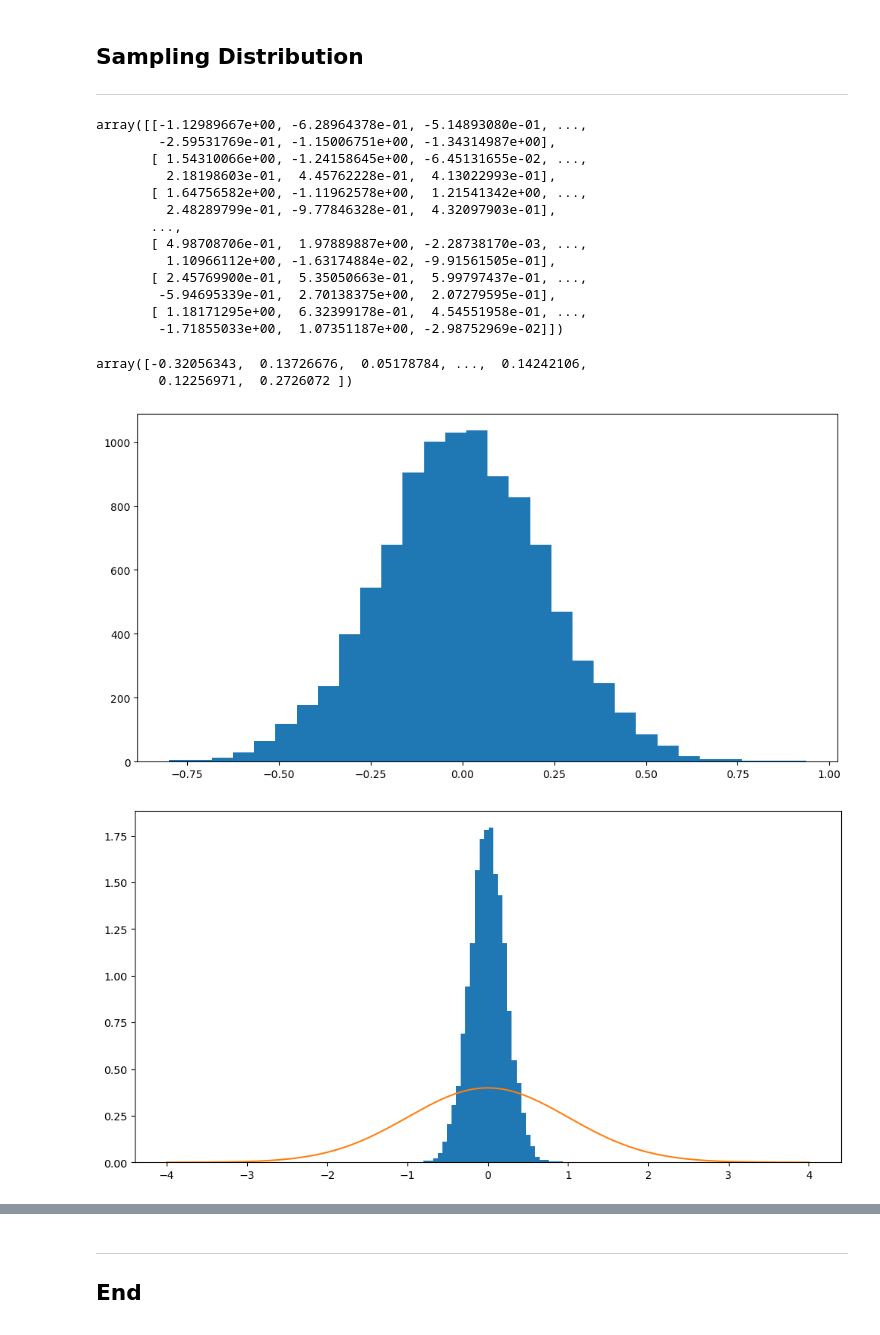
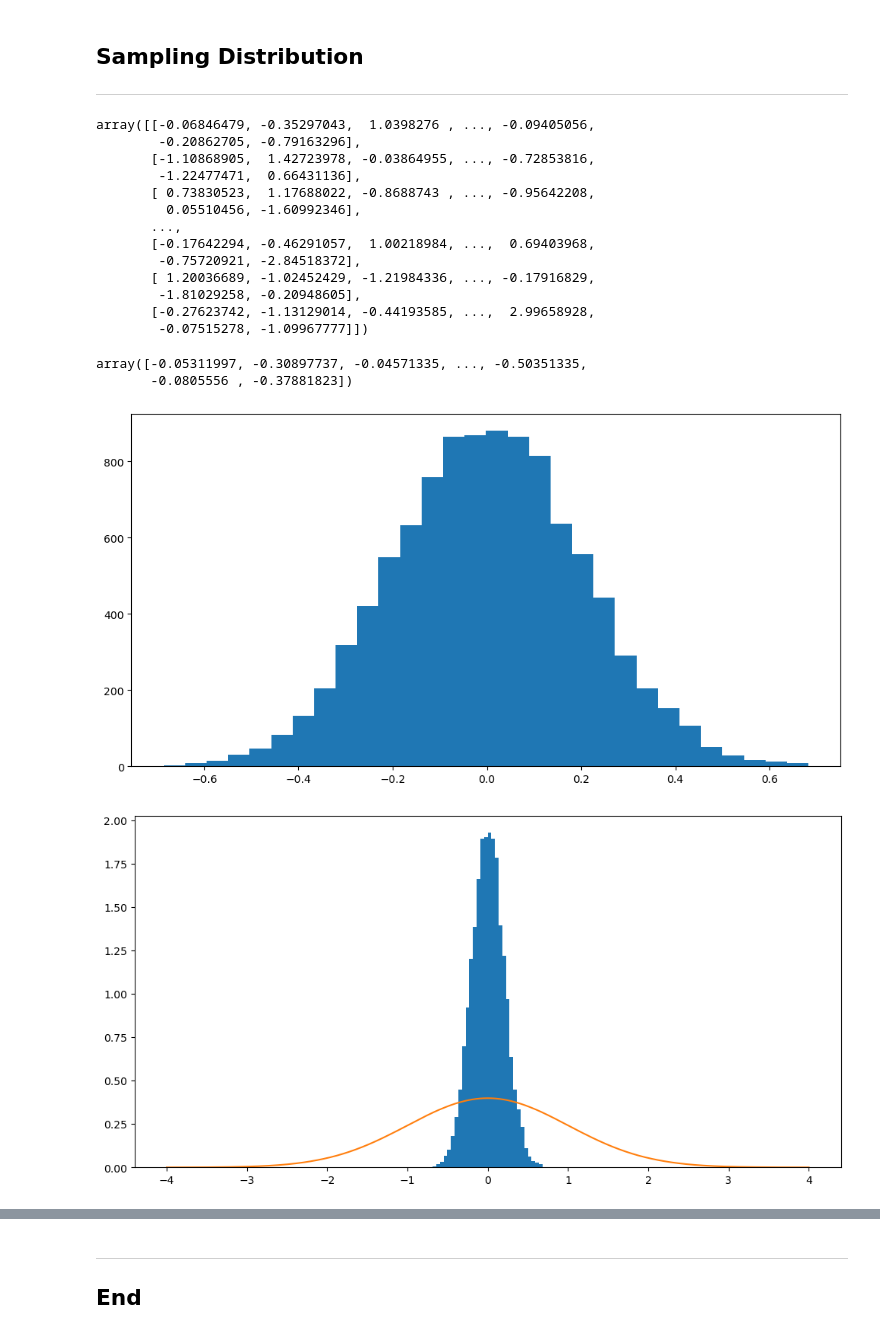
Before and after one commit to ianmcloughlin/notebooks, a Jupyter notebook: t_tests.ipynb, the cells around one changed output, grey strips where cells are left out. Saved outputs shown, nothing was run; the diff lists cells and outputs as text; code cells hidden in the pictures.

```diff
--- a/t_tests.ipynb
+++ b/t_tests.ipynb
@@ -137,30 +143,30 @@ ax.plot(x, y, label=f'$\mu = {mu}, \sigma^2 = {sigma2}$');
 ***
 # %%
 # Generate some random normal data.
-random_data = np.random.standard_normal((10000,20))
+random_data = np.random.standard_normal((10000, 25))
 
 # Show.
 random_data
 # %% [output]
-array([[-1.12989667e+00, -6.28964378e-01, -5.14893080e-01, ...,
-        -2.59531769e-01, -1.15006751e+00, -1.34314987e+00],
-       [ 1.54310066e+00, -1.24158645e+00, -6.45131655e-02, ...,
-         2.18198603e-01,  4.45762228e-01,  4.13022993e-01],
-       [ 1.64756582e+00, -1.11962578e+00,  1.21541342e+00, ...,
-         2.48289799e-01, -9.77846328e-01,  4.32097903e-01],
+array([[-0.06846479, -0.35297043,  1.0398276 , ..., -0.09405056,
+        -0.20862705, -0.79163296],
+       [-1.10868905,  1.42723978, -0.03864955, ..., -0.72853816,
+        -1.22477471,  0.66431136],
+       [ 0.73830523,  1.17688022, -0.8688743 , ..., -0.95642208,
+         0.05510456, -1.60992346],
        ...,
-       [ 4.98708706e-01,  1.97889887e+00, -2.28738170e-03, ...,
-         1.10966112e+00, -1.63174884e-02, -9.91561505e-01],
-       [ 2.45769900e-01,  5.35050663e-01,  5.99797437e-01, ...,
-        -5.94695339e-01,  2.70138375e+00,  2.07279595e-01],
-       [ 1.18171295e+00,  6.32399178e-01,  4.54551958e-01, ...,
-        -1.71855033e+00,  1.07351187e+00, -2.98752969e-02]])
+       [-0.17642294, -0.46291057,  1.00218984, ...,  0.69403968,
+        -0.75720921, -2.84518372],
+       [ 1.20036689, -1.02452429, -1.21984336, ..., -0.17916829,
+        -1.81029258, -0.20948605],
+       [-0.27623742, -1.13129014, -0.44193585, ...,  2.99658928,
+        -0.07515278, -1.09967777]])
 # %%
 # Mean across the rows.
 random_data.mean(axis=1)
 # %% [output]
-array([-0.32056343,  0.13726676,  0.05178784, ...,  0.14242106,
-        0.12256971,  0.2726072 ])
+array([-0.05311997, -0.30897737, -0.04571335, ..., -0.50351335,
+       -0.0805556 , -0.37881823])
 # %%
 # Create an empty figure.
 fig, ax = plt.subplots(figsize=(12,6))
@@ -168,16 +174,17 @@ fig, ax = plt.subplots(figsize=(12,6))
 # Histogram of means.
 ax.hist(random_data.mean(axis=1), bins=30);
 # %% [output]
-[figure, old version]
+[figure, new version]
 # %%
 # Create an empty figure.
 fig, ax = plt.subplots(figsize=(12,6))
 
 # Histogram of means.
 ax.hist(random_data.mean(axis=1), bins=30, density=True)
 
 # Plot standard normal distribution.
+x = np.linspace(-4.0, 4.0, 1001)
 y = normal_pdf(x)
 ax.plot(x, y);
 # %% [output]
-[figure, old version]
+[figure, new version]
```
Also changed, not shown: parts of 15 cells of this notebook, 1 other file.
